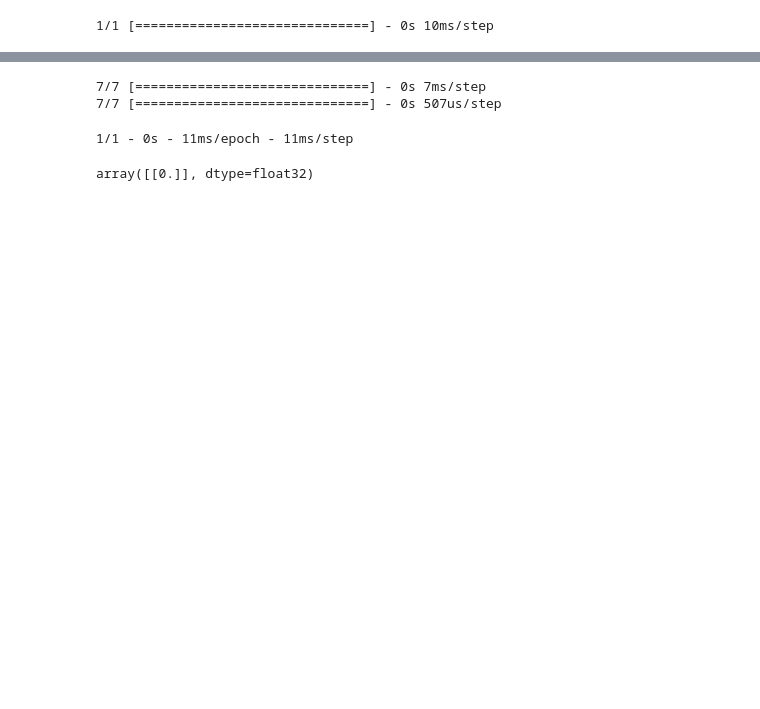
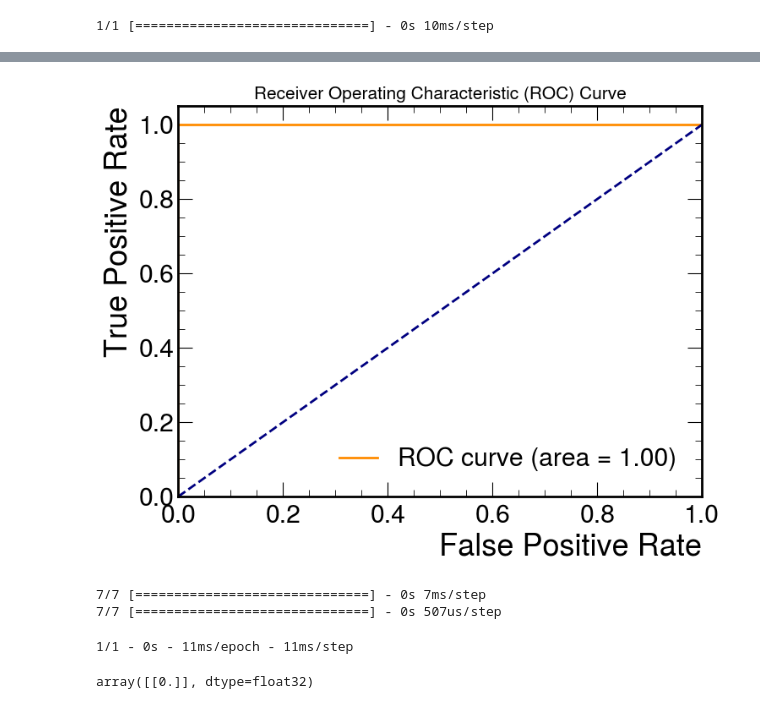
Before and after one commit to MatteoMorellini/CICADA-Google-Summer-of-Code, a Jupyter notebook: index.ipynb, the cells around one changed output, grey strips where cells are left out. Saved outputs shown, nothing was run; the diff lists cells and outputs as text; code cells hidden in the pictures; blank space fills up the shorter version.

```diff
--- a/index.ipynb
+++ b/index.ipynb
@@ -272,33 +277,28 @@ from tensorflow.keras.regularizers import l2
 # %%
-from tensorflow.keras import layers, Model
-
 class TeacherAutoencoder:
     def __init__(self, input_shape: tuple):
         self.input_shape = input_shape
 
     def get_model(self):
         inputs = Input(shape=self.input_shape, name="teacher_inputs_")
-        x1 = layers.Conv2D(32, (3, 3), activation='relu', padding='same')(inputs)
-        x1 = layers.Conv2D(32, (3, 3), activation='relu', padding='same')(x1)
+        x1 = layers.Conv2D(8, (3, 3), activation='relu', padding='same')(inputs)
         p1 = layers.MaxPooling2D((2, 2))(x1)
 
-        x2 = layers.Conv2D(64, (3, 3), activation='relu', padding='same')(p1)
-        x2 = layers.Conv2D(64, (3, 3), activation='relu', padding='same')(x2)
+        x2 = layers.Conv2D(16, (3, 3), activation='relu', padding='same')(p1)
         p2 = layers.MaxPooling2D((2, 2))(x2)
 
         # Bottleneck
-        b = layers.Conv2D(128, (3, 3), activation='relu', padding='same')(p2)
-        b = layers.Conv2D(128, (3, 3), activation='relu', padding='same')(b)
-
+        x = Flatten(name="teacher_flatten")(p2)
+        x = Dense(2, activation="relu", name="teacher_latent")(x)
+        x = Dense(4 * 4 * 16, name="teacher_dense")(x)
+        b = Reshape((4, 4, 16), name="teacher_reshape2")(x)
         # Decoder
-        u1 = layers.Conv2DTranspose(64, (2, 2), strides=(2, 2), padding='same')(b)
+        u1 = layers.Conv2DTranspose(16, (2, 2), strides=(2, 2), padding='same')(b)
         u1 = layers.concatenate([u1, x2])
-        u1 = layers.Conv2D(64, (3, 3), activation='relu', padding='same')(u1)
-        u1 = layers.Conv2D(64, (3, 3), activation='relu', padding='same')(u1)
+        u1 = layers.Conv2D(16, (3, 3), activation='relu', padding='same')(u1)
 
         u2 = layers.Conv2DTranspose(32, (2, 2), strides=(2, 2), padding='same')(u1)
         u2 = layers.concatenate([u2, x1])
-        u2 = layers.Conv2D(32, (3, 3), activation='relu', padding='same')(u2)
         u2 = layers.Conv2D(32, (3, 3), activation='relu', padding='same')(u2)
         outputs = Conv2D(
             1,
@@ -608,3 +691,7 @@ y_pred_teacher = teacher.predict(np.array(images_test)[:, :, :, None], verbose=1
+# %%
+plot_roc_curve(labels_test, y_pred_teacher)
+# %% [output]
+[figure, added]
 # %%
 y_pred_teacher = teacher.predict(np.array(images_test)[:, :, :, None], verbose=1)
 y_loss_teacher = loss(images_test[:, :, :, None], y_pred_teacher)
```
Also changed, not shown: parts of 31 cells of this notebook.
